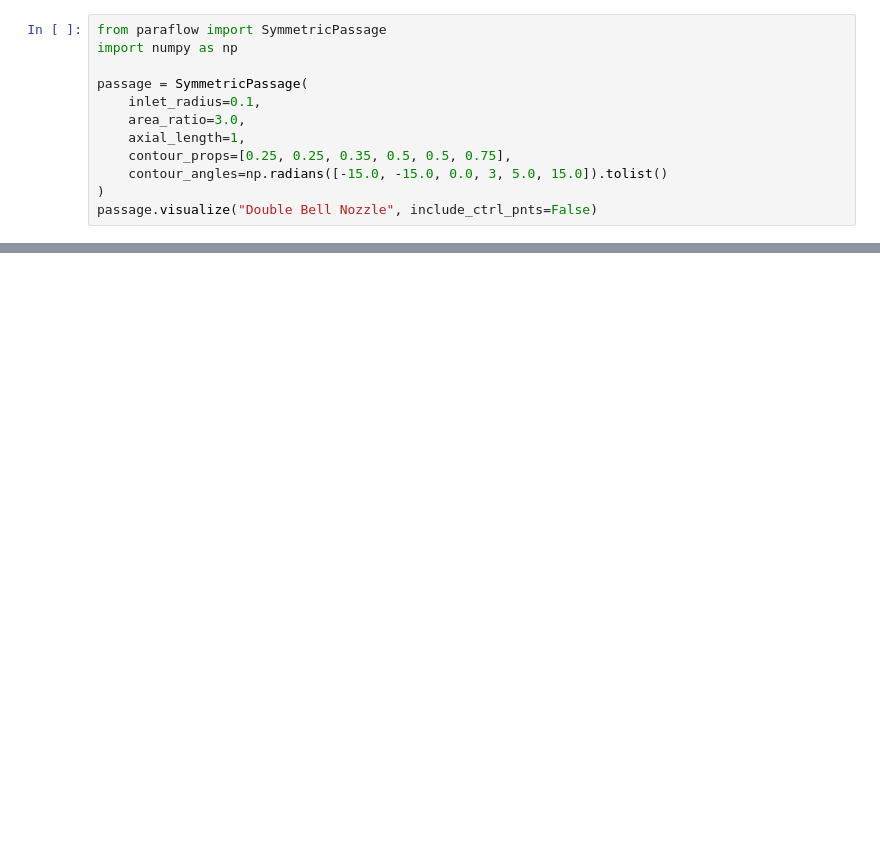
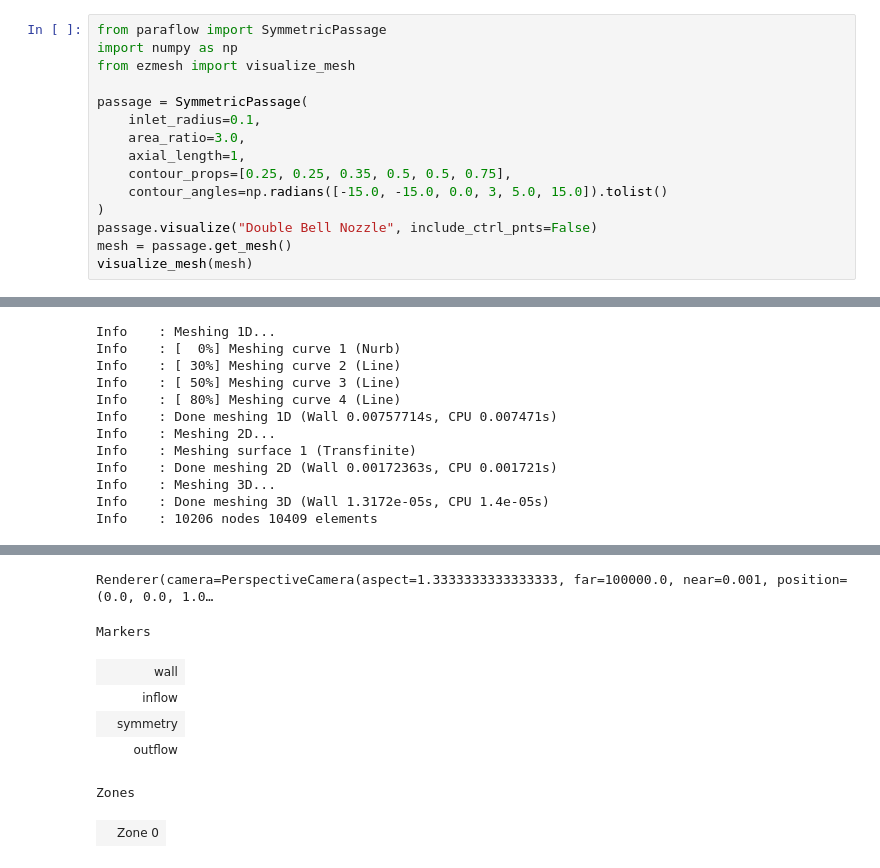
Before and after one commit to OpenOrion/paraflow, a Jupyter notebook: examples/nozzle.ipynb, the cells around one changed output, grey strips where cells are left out. Cells and saved outputs as stored; diff of their text form; blank space fills up the shorter version.

```diff
--- a/examples/nozzle.ipynb
+++ b/examples/nozzle.ipynb
@@ -29,6 +30,7 @@ passage.visualize("Bell Nozzle")
 # %%
 from paraflow import SymmetricPassage
 import numpy as np
+from ezmesh import visualize_mesh
 
 passage = SymmetricPassage(
     inlet_radius=0.1,
@@ -38,5 +40,19 @@ passage = SymmetricPassage(
     contour_angles=np.radians([-15.0, -15.0, 0.0, 3, 5.0, 15.0]).tolist()
 )
 passage.visualize("Double Bell Nozzle", include_ctrl_pnts=False)
+mesh = passage.get_mesh()
+visualize_mesh(mesh)
 # %% [output]
 [interactive output not drawn]
+Info    : Meshing 1D...
+Info    : [  0%] Meshing curve 1 (Nurb)
+Info    : [ 30%] Meshing curve 2 (Line)
+Info    : [ 50%] Meshing curve 3 (Line)
+Info    : [ 80%] Meshing curve 4 (Line)
+Info    : Done meshing 1D (Wall 0.00757714s, CPU 0.007471s)
+Info    : Meshing 2D...
+Info    : Meshing surface 1 (Transfinite)
+Info    : Done meshing 2D (Wall 0.00172363s, CPU 0.001721s)
+Info    : Meshing 3D...
+Info    : Done meshing 3D (Wall 1.3172e-05s, CPU 1.4e-05s)
+Info    : 10206 nodes 10409 elements
@@ -42,0 +60,8 @@ passage.visualize("Double Bell Nozzle", include_ctrl_pnts=False)
+Renderer(camera=PerspectiveCamera(aspect=1.3333333333333333, far=100000.0, near=0.001, position=(0.0, 0.0, 1.0…
+Markers
+|  | wall |
+|  | inflow |
+|  | symmetry |
+|  | outflow |
+Zones
+|  | Zone 0 |
```
Also changed, not shown: parts of 2 cells of this notebook, 8 other files.
